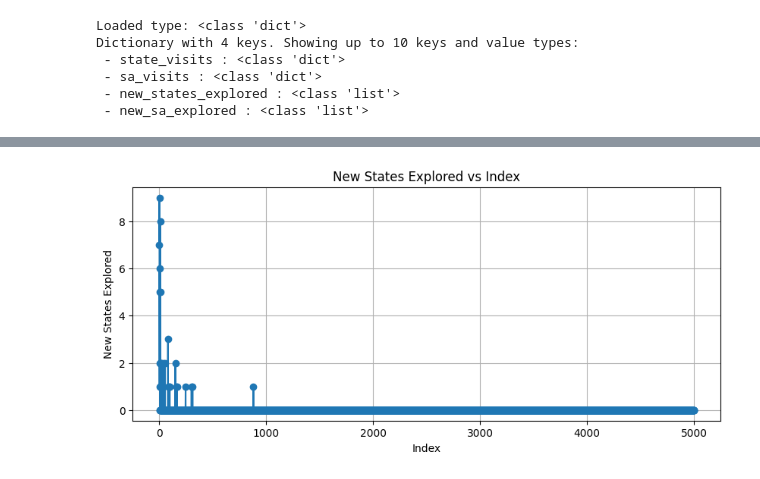
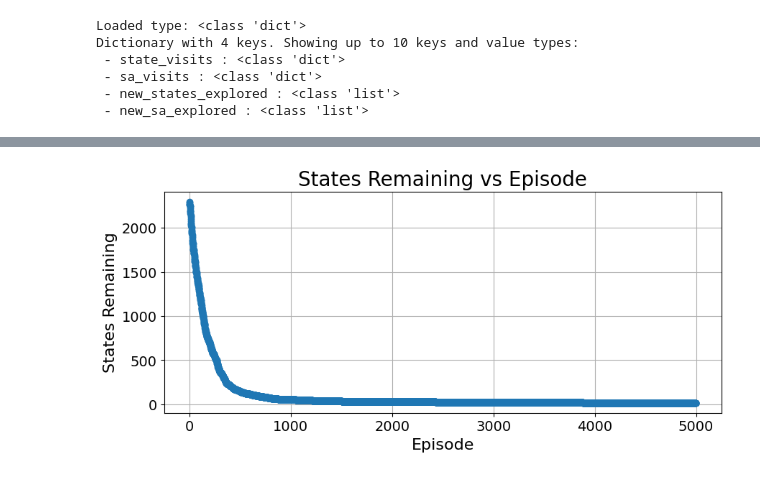
Before and after one commit to shinobi-wolf/FleetNav, a Jupyter notebook: eda.ipynb, the cells around one changed output, grey strips where cells are left out. Saved outputs shown, nothing was run; the diff lists cells and outputs as text; code cells hidden in the pictures.

```diff
--- a/eda.ipynb
+++ b/eda.ipynb
@@ -832,8 +838,12 @@ Step #0.00 (0ms ?*RT. ?UPS, TraCI: 133818ms, vehicles TOT 0 ACT 0 BUF 0)
 from itertools import islice
 import pickle
 
+fontsize_title = 20
+fontsize_label = 16
+fontsize_ticks = 14
+
 # Load pickle and ensure we get a Python dict
-path = "runs/sarsa_rand_sdir/training_results.pkl"
+path = "runs/c75c5609/training_results.pkl"
 
 with open(path, "rb") as f:
     training_results = pickle.load(f)
@@ -870,11 +901,15 @@ new_sa_explored = training_results.get('new_sa_explored', [])
 # %%
+import numpy as np
+new_states_explored_sum = np.cumsum(new_states_explored)
+states_remaining = 2320-new_states_explored_sum
 import matplotlib.pyplot as plt
 plt.figure(figsize=(10,4))
-plt.plot(range(len(new_states_explored)), new_states_explored, marker='o', linestyle='-')
-plt.title('New States Explored vs Index')
-plt.xlabel('Index')
-plt.ylabel('New States Explored')
+plt.plot(range(len(states_remaining)), states_remaining, marker='o', linestyle='-')
+plt.title('States Remaining vs Episode', fontsize=fontsize_title)
+plt.xlabel('Episode', fontsize=fontsize_label)
+plt.ylabel('States Remaining', fontsize=fontsize_label)
+plt.tick_params(axis='both', which='major', labelsize=fontsize_ticks)
 plt.grid(True)
 plt.show()
 # %% [output]
-[figure, old version]
+[figure, new version]
```
Also changed, not shown: parts of 38 cells of this notebook, 51 other files.
